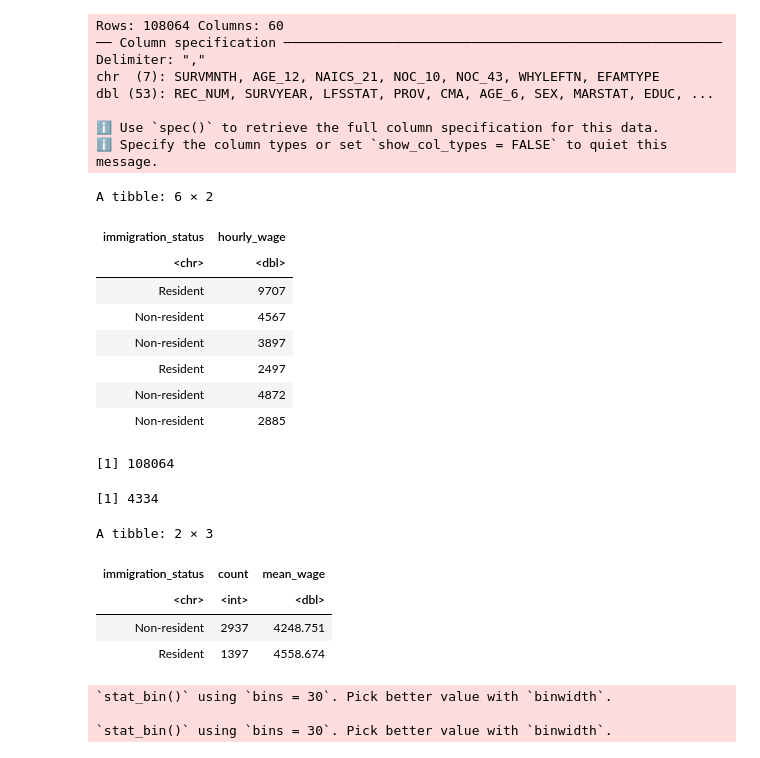
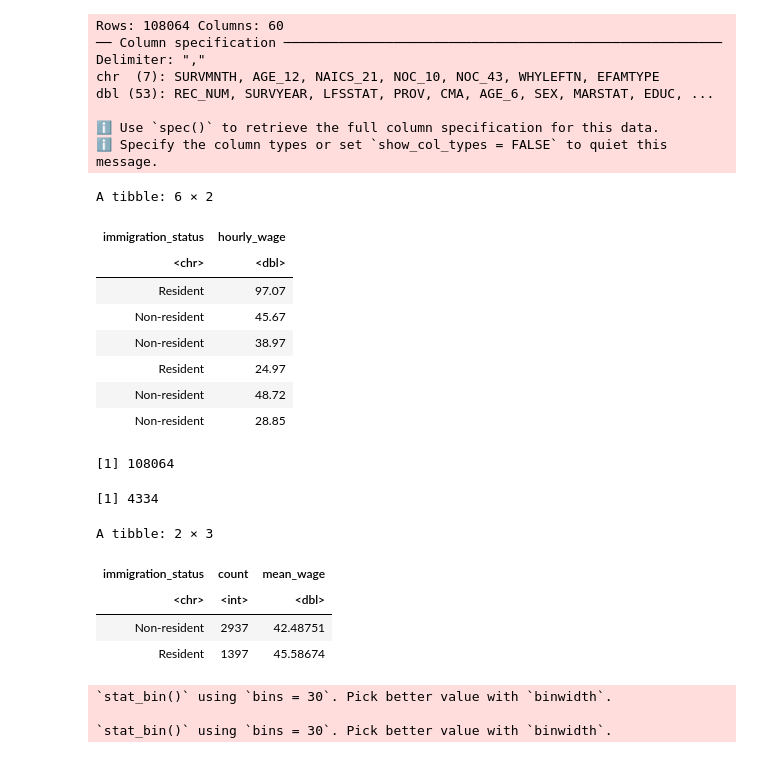
Before and after one commit to GWilliam02/STAT201-Project, a Jupyter notebook: main.ipynb, the cells around one changed output. Saved outputs shown, nothing was run; the diff lists cells and outputs as text; code cells hidden in the pictures.

Commit message:
employment_clean and plot edit + Intro
Changed hourly wage from cents to CAD dollars. Added Intro

```diff
--- a/main.ipynb
+++ b/main.ipynb
@@ -41,27 +49,28 @@ dbl (53): REC_NUM, SURVYEAR, LFSSTAT, PROV, CMA, AGE_6, SEX, MARSTAT, EDUC, ...
 # %%
 employment_clean <- employment |>
                     select(NOC_10 ,IMMIG ,HRLYEARN) |>
                     filter(!is.na(HRLYEARN)) |>
                     filter(NOC_10 == "03") |>    #Filters out everyone with STEM Occupations
                     select(-NOC_10) |>
                     rename(immigration_status = IMMIG,
                           hourly_wage = HRLYEARN) |>
                     mutate(immigration_status = case_when(immigration_status == 1 | immigration_status == 2 ~ "Resident",
-                                                         immigration_status == 3 ~ "Non-resident"))
+                                                         immigration_status == 3 ~ "Non-resident")
+                          ,hourly_wage = hourly_wage/100)
 
 
 
 head(employment_clean)
 # %% [output]
 A tibble: 6 × 2
 | immigration_status | hourly_wage |
 | <chr> | <dbl> |
-| Resident | 9707 |
-| Non-resident | 4567 |
-| Non-resident | 3897 |
-| Resident | 2497 |
-| Non-resident | 4872 |
-| Non-resident | 2885 |
+| Resident | 97.07 |
+| Non-resident | 45.67 |
+| Non-resident | 38.97 |
+| Resident | 24.97 |
+| Non-resident | 48.72 |
+| Non-resident | 28.85 |
 # %%
 nrow(employment)
 nrow(employment_clean)
@@ -78,8 +87,8 @@ summary_stats
 A tibble: 2 × 3
 | immigration_status | count | mean_wage |
 | <chr> | <int> | <dbl> |
-| Non-resident | 2937 | 4248.751 |
-| Resident | 1397 | 4558.674 |
+| Non-resident | 2937 | 42.48751 |
+| Resident | 1397 | 45.58674 |
 # %%
 plt_residant <- employment_clean %>%
     filter(immigration_status == "Resident") %>%
```
Also changed, not shown: parts of 4 cells of this notebook.
